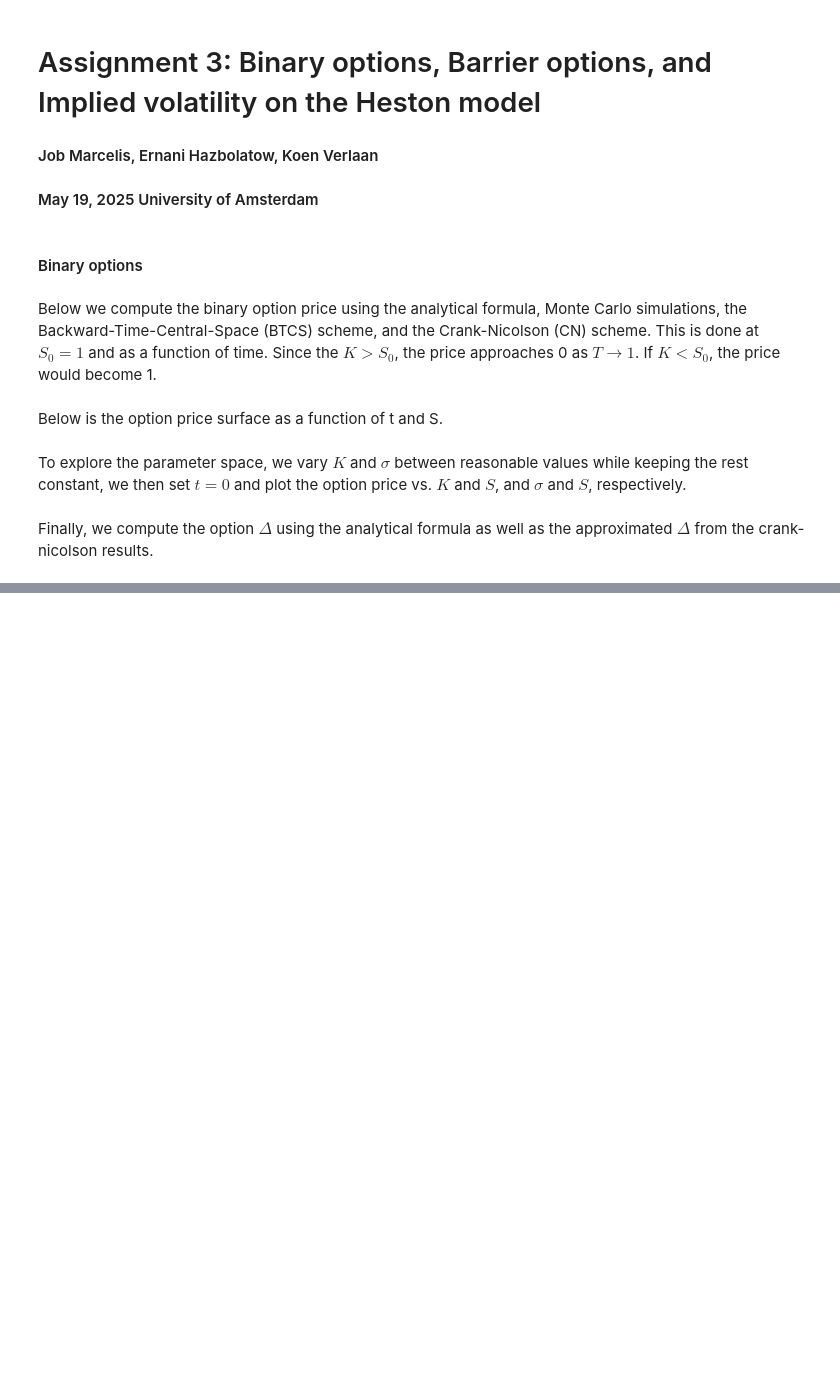
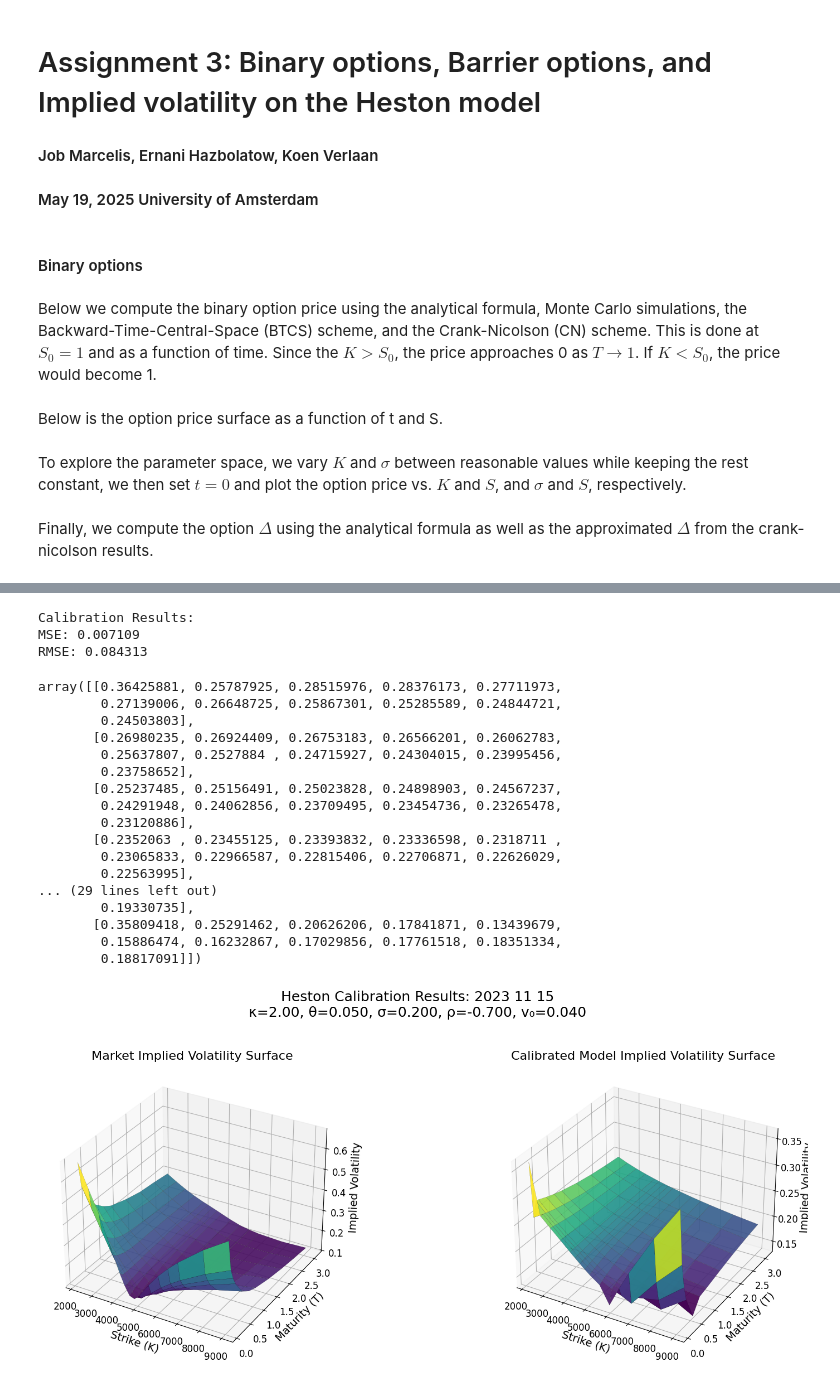
Before and after one commit to JCMarcelis/Computational_Finance, a Jupyter notebook: main.ipynb, the cells around one changed output, grey strips where cells are left out. Drawn from its saved outputs; the diff is of its cells as text; code cells hidden in the pictures; blank space fills up the shorter version.

```diff
--- a/main.ipynb
+++ b/main.ipynb
@@ -141,0 +183,30 @@ plt.show()
+# %%
+market_data = load_market_data("2023 11 15")
+initial_guess = np.array([2.0, 0.05, 0.218, -0.703, 0.052])
+
+S0_market = 4502.88
+
+result = calibrate_heston(market_data, S0_market=S0_market, r_market=0.01)
+analyze_and_plot(market_data, S0_market, 0.01, result[0], "2023 11 15")
+# %% [output]
+Calibration Results:
+MSE: 0.007109
+RMSE: 0.084313
+array([[0.36425881, 0.25787925, 0.28515976, 0.28376173, 0.27711973,
+        0.27139006, 0.26648725, 0.25867301, 0.25285589, 0.24844721,
+        0.24503803],
+       [0.26980235, 0.26924409, 0.26753183, 0.26566201, 0.26062783,
+        0.25637807, 0.2527884 , 0.24715927, 0.24304015, 0.23995456,
+        0.23758652],
+       [0.25237485, 0.25156491, 0.25023828, 0.24898903, 0.24567237,
+        0.24291948, 0.24062856, 0.23709495, 0.23454736, 0.23265478,
+        0.23120886],
+       [0.2352063 , 0.23455125, 0.23393832, 0.23336598, 0.2318711 ,
+        0.23065833, 0.22966587, 0.22815406, 0.22706871, 0.22626029,
+        0.22563995],
+... (29 lines left out)
+        0.19330735],
+       [0.35809418, 0.25291462, 0.20626206, 0.17841871, 0.13439679,
+        0.15886474, 0.16232867, 0.17029856, 0.17761518, 0.18351334,
+        0.18817091]])
+[figure, added]
```
Also changed, not shown: parts of 3 cells of this notebook, 5 other files.
